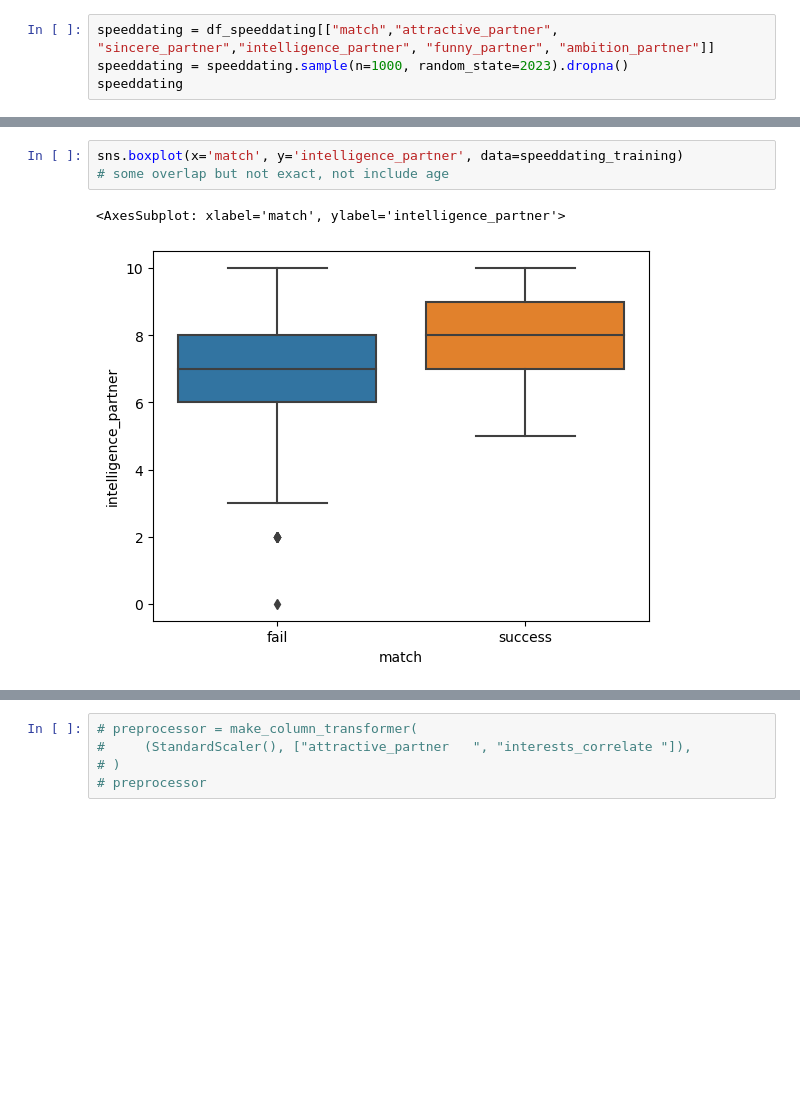
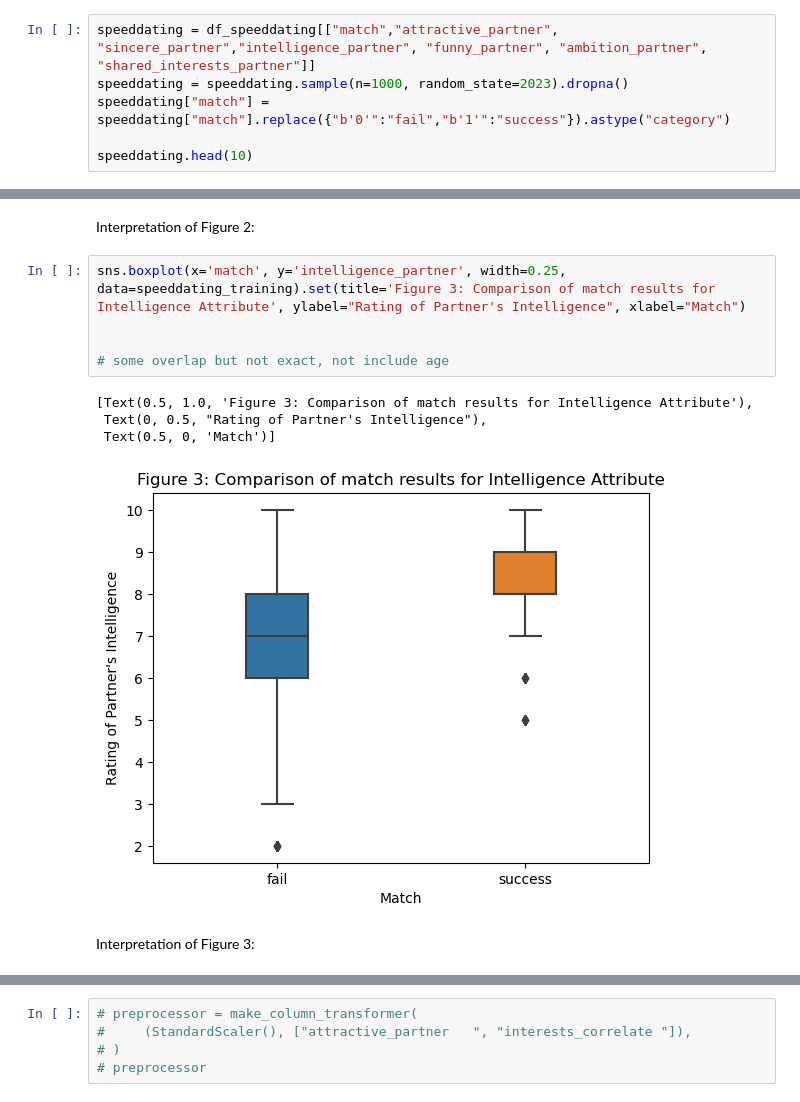
Before and after one commit to mkimur02/final_project_dsci100, a Jupyter notebook: Untitled.ipynb, the cells around one changed output, grey strips where cells are left out. Drawn from its saved outputs; the diff is of its cells as text; blank space fills up the shorter version.

```diff
--- a/Untitled.ipynb
+++ b/Untitled.ipynb
@@ -52,5 +46,7 @@ df_speeddating
 # %%
-speeddating = df_speeddating[["match","attractive_partner", "sincere_partner","intelligence_partner", "funny_partner", "ambition_partner"]]
+speeddating = df_speeddating[["match","attractive_partner", "sincere_partner","intelligence_partner", "funny_partner", "ambition_partner", "shared_interests_partner"]]
 speeddating = speeddating.sample(n=1000, random_state=2023).dropna()
-speeddating
+speeddating["match"] = speeddating["match"].replace({"b'0'":"fail","b'1'":"success"}).astype("category")
+
+speeddating.head(10)
 # %% [output]
@@ -137,7 +125,15 @@ sns.boxplot(x='match', y='sincere_partner', width=0.5, data=speeddating_training
+# %% [markdown]
+Interpretation of Figure 2:
 # %%
-sns.boxplot(x='match', y='intelligence_partner', data=speeddating_training)
+sns.boxplot(x='match', y='intelligence_partner', width=0.25, data=speeddating_training).set(title='Figure 3: Comparison of match results for Intelligence Attribute', ylabel="Rating of Partner's Intelligence", xlabel="Match")
+
+
 # some overlap but not exact, not include age
 # %% [output]
-<AxesSubplot: xlabel='match', ylabel='intelligence_partner'>
+[Text(0.5, 1.0, 'Figure 3: Comparison of match results for Intelligence Attribute'),
+ Text(0, 0.5, "Rating of Partner's Intelligence"),
+ Text(0.5, 0, 'Match')]
-[figure, old version]
+[figure, new version]
+# %% [markdown]
+Interpretation of Figure 3:
 # %%
```
Also changed, not shown: parts of 29 cells of this notebook.
